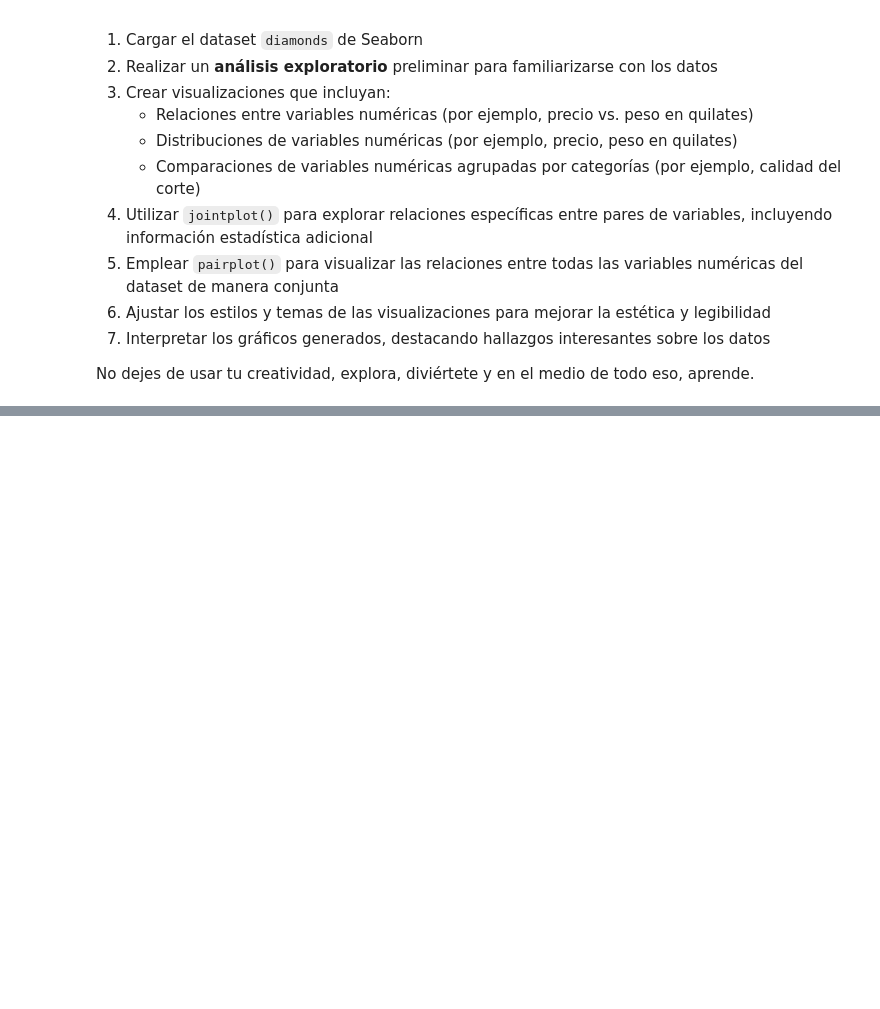
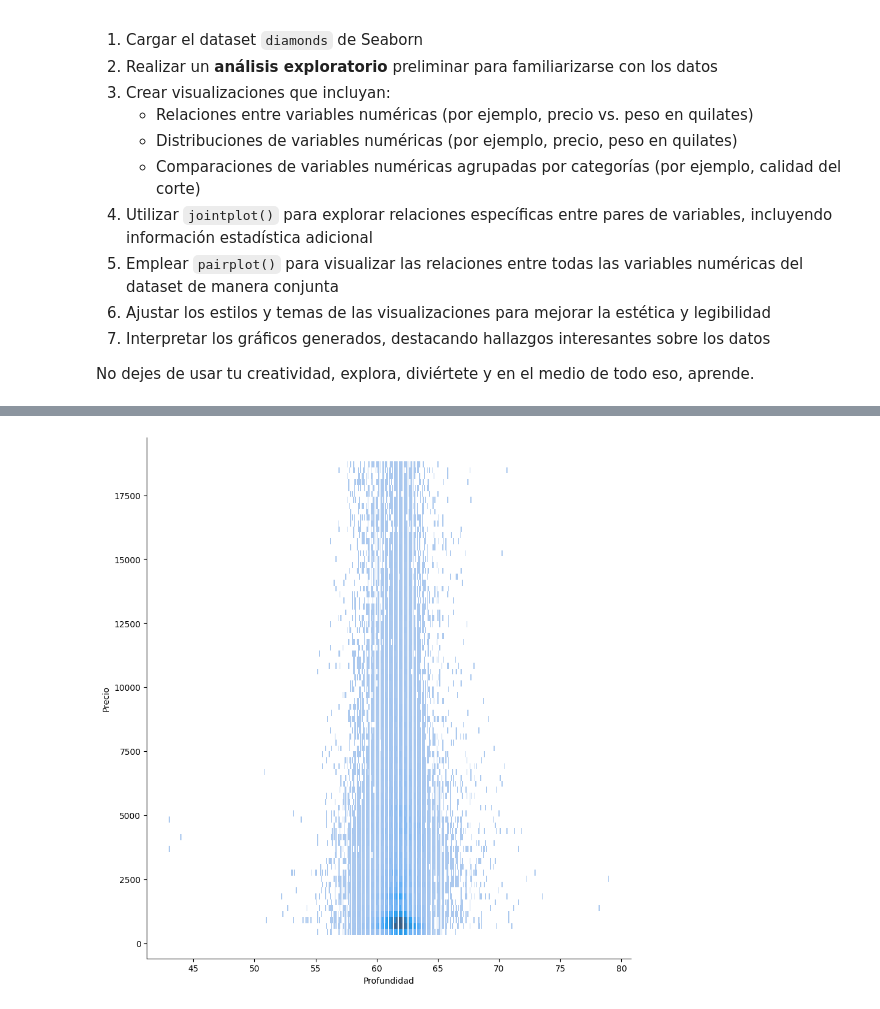
Before and after one commit to sorubadguy/Curso_data_y_machine, a Jupyter notebook: Día_10/Cuadernos para Prácticas/Proyecto del Día 10 - Dashboard de un Análisis Exploratorio de Datos con Seaborn.ipynb, the cells around one changed output, grey strips where cells are left out. Cells and saved outputs as stored; diff of their text form; code cells hidden in the pictures; blank space fills up the shorter version.

```diff
--- a/Día_10/Cuadernos para Prácticas/Proyecto del Día 10 - Dashboard de un Análisis Exploratorio de Datos con Seaborn.ipynb
+++ b/Día_10/Cuadernos para Prácticas/Proyecto del Día 10 - Dashboard de un Análisis Exploratorio de Datos con Seaborn.ipynb
@@ -22,0 +79,8 @@ No dejes de usar tu creatividad, explora, diviértete y en el medio de todo eso,
+# %%
+profundidad_precio = sns.displot(data=diamantes,
+                                 x='depth',
+                                 y='price')
+profundidad_precio.set_axis_labels('Profundidad', 'Precio');
+profundidad_precio.figure.set_size_inches(10,10);
+# %% [output]
+[figure, added]
```
Also changed, not shown: parts of 8 cells of this notebook.
